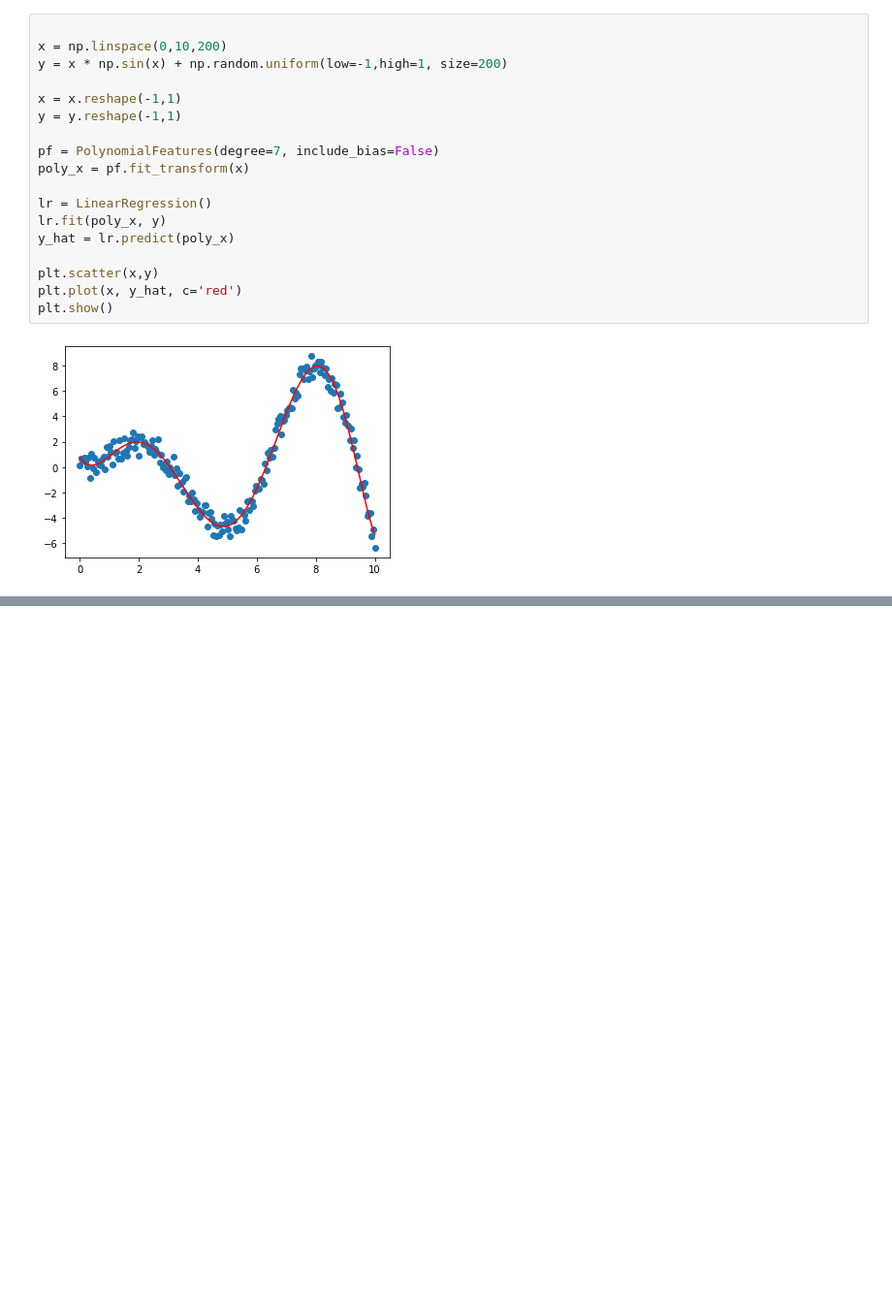
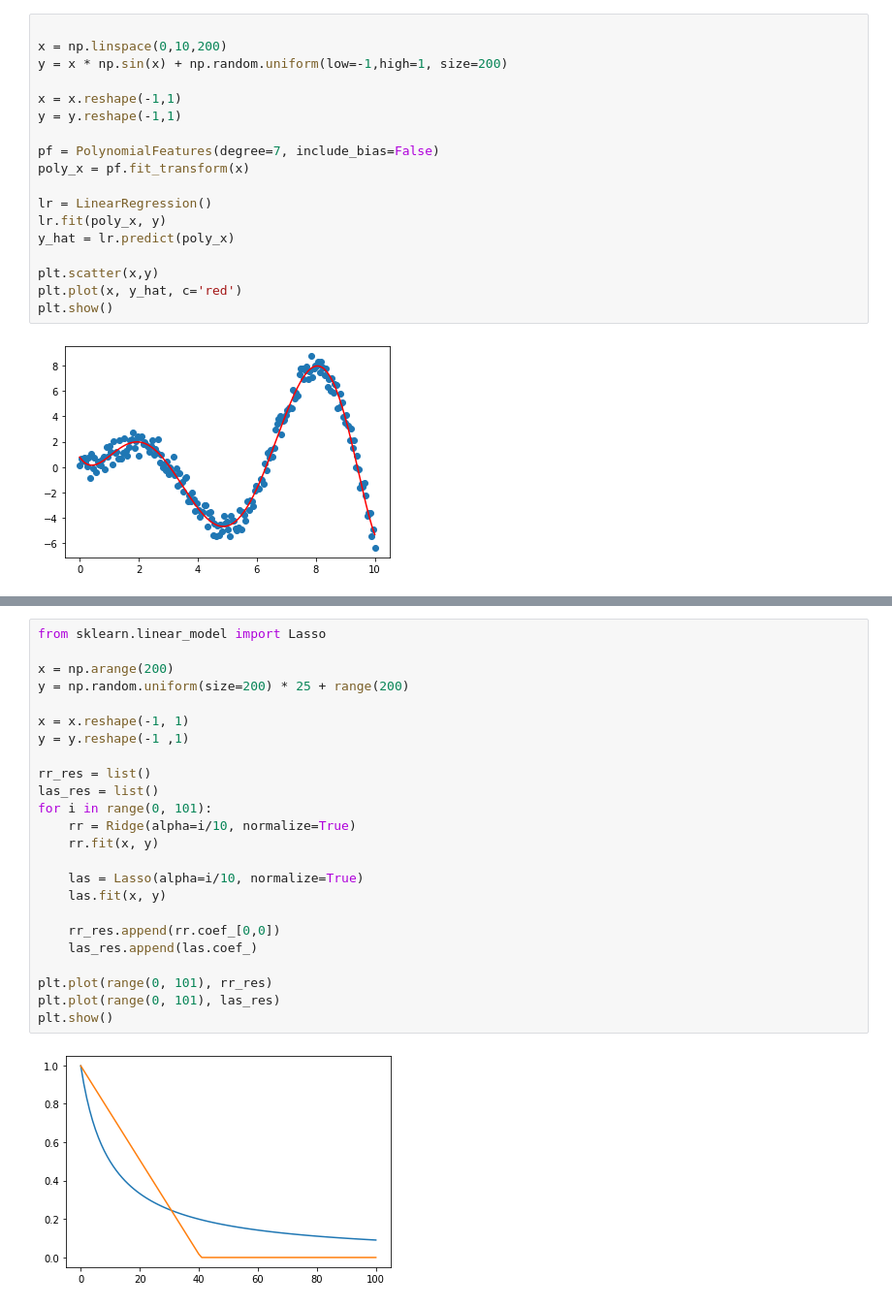
Before and after one commit to gLeitao/pos-data-science, a Jupyter notebook: aprendizado_supervisionado/Aula_01/MMQ e GB.ipynb, the cells around one changed output, grey strips where cells are left out. Shown at 97% size. Cells and saved outputs as stored; diff of their text form; blank space fills up the shorter version.

```diff
--- a/aprendizado_supervisionado/Aula_01/MMQ e GB.ipynb
+++ b/aprendizado_supervisionado/Aula_01/MMQ e GB.ipynb
@@ -107,0 +160,26 @@ plt.show()
+# %%
+from sklearn.linear_model import Lasso
+
+x = np.arange(200)
+y = np.random.uniform(size=200) * 25 + range(200)
+
+x = x.reshape(-1, 1)
+y = y.reshape(-1 ,1)
+
+rr_res = list()
+las_res = list()
+for i in range(0, 101):
+    rr = Ridge(alpha=i/10, normalize=True)
+    rr.fit(x, y)
+
+    las = Lasso(alpha=i/10, normalize=True)
+    las.fit(x, y)
+
+    rr_res.append(rr.coef_[0,0])
+    las_res.append(las.coef_)
+
+plt.plot(range(0, 101), rr_res)
+plt.plot(range(0, 101), las_res)
+plt.show()
+# %% [output]
+[figure, added]
```
Also changed, not shown: parts of 4 cells of this notebook, 5 other files.
